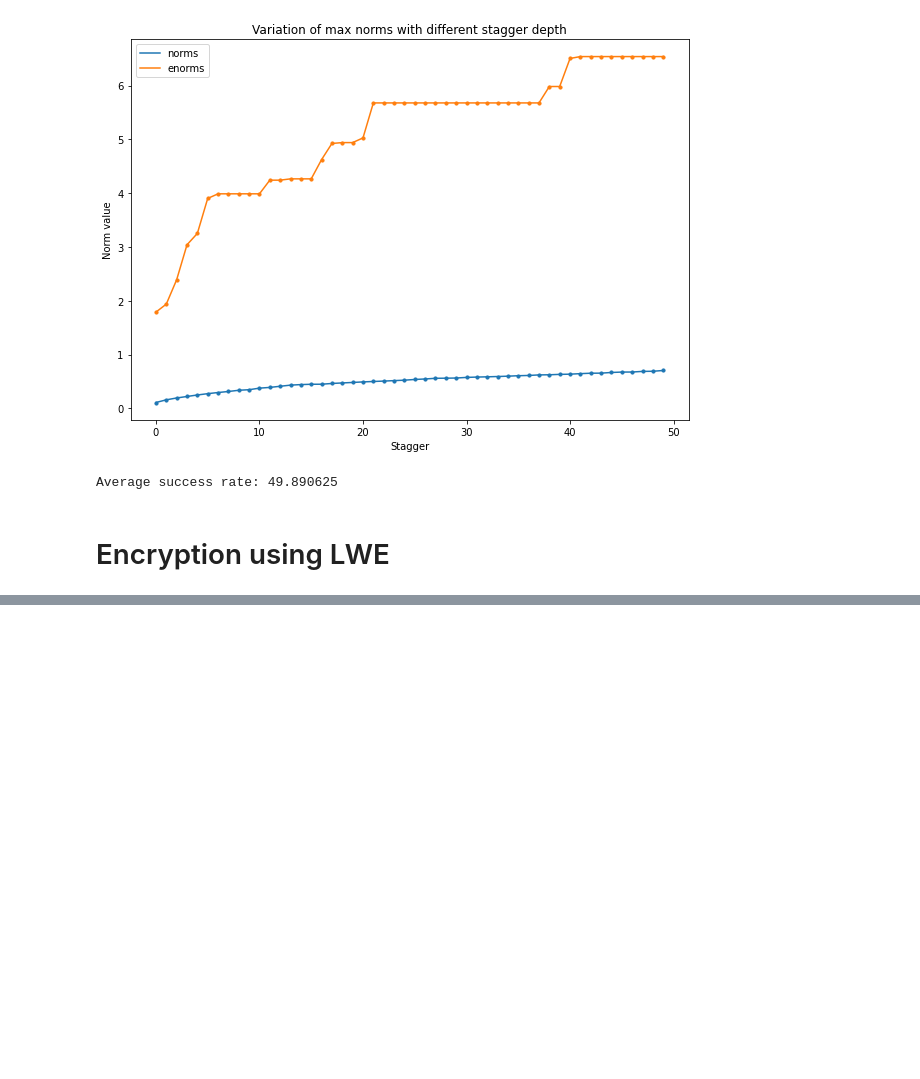
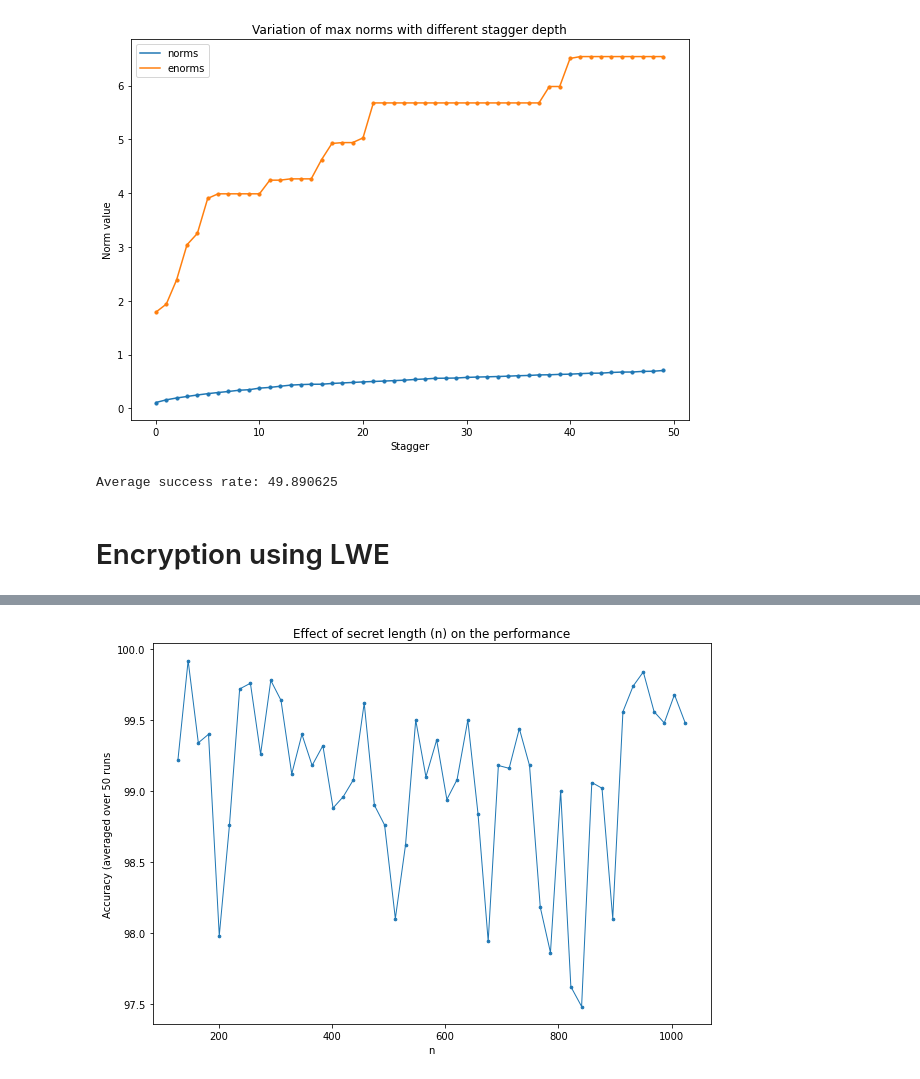
Before and after one commit to BhavyaKohli/Learning-With-Errors, a Jupyter notebook: code/exploration.ipynb, the cells around one changed output, grey strips where cells are left out. Drawn from its saved outputs; the diff is of its cells as text; code cells hidden in the pictures; blank space fills up the shorter version.

```diff
--- a/code/exploration.ipynb
+++ b/code/exploration.ipynb
@@ -391,0 +516,16 @@ encrypt_decrypt_cycle(np.round(np.random.rand(10)),A,S,b,q)
+# %%
+secret_lens = np.linspace(128,1024,50).astype(int)
+
+ress = []
+for n_ in tqdm(secret_lens,ncols=100):
+    ress.append([n_,run2(n=n_,num_iter=50,verbose=0,sigma_factor=0.007)])
+
+ress = np.array(ress)
+# %%
+plt.figure(figsize=(10,7))
+plt.plot(ress[:,0],ress[:,1],linewidth=1); plt.scatter(ress[:,0],ress[:,1],s=7)      # type: ignore
+plt.title("Effect of secret length (n) on the performance")
+plt.xlabel("n");plt.ylabel("Accuracy (averaged over 50 runs")
+plt.show()
+# %% [output]
+[figure, added]
```
Also changed, not shown: parts of 22 cells of this notebook.
